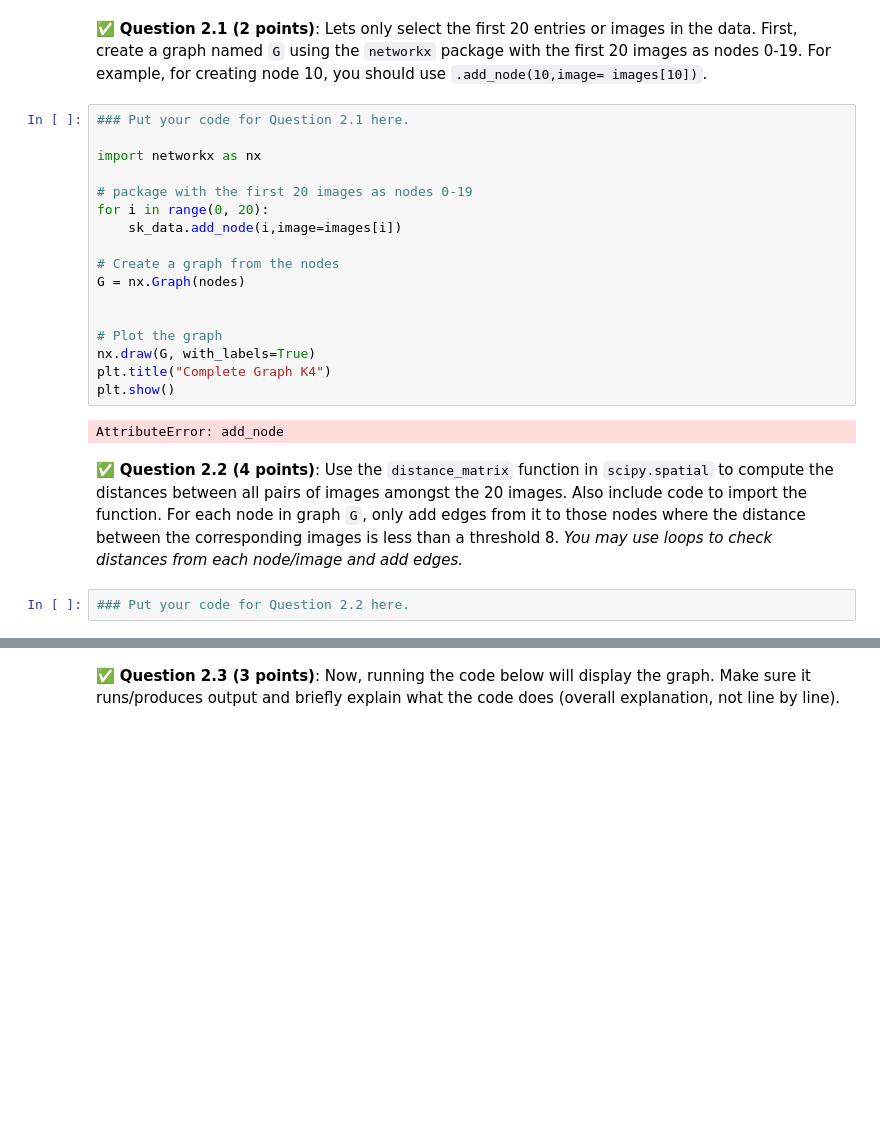
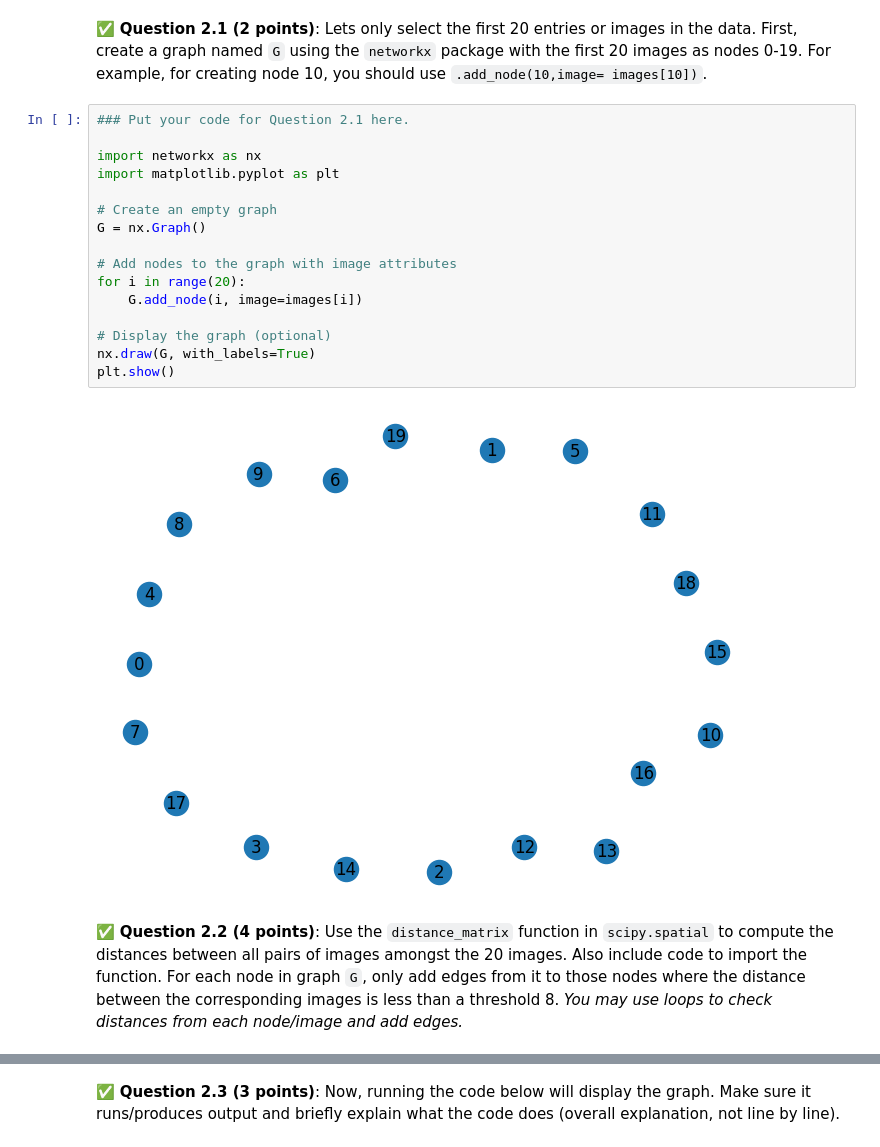
Before and after one commit to Chungminlee08/cmse202-s24-turnin, a Jupyter notebook: final/CMSE202-Final-Section3-STUDENT.ipynb, the cells around one changed output, grey strips where cells are left out. Cells and saved outputs as stored; diff of their text form; blank space fills up the shorter version.

```diff
--- a/final/CMSE202-Final-Section3-STUDENT.ipynb
+++ b/final/CMSE202-Final-Section3-STUDENT.ipynb
@@ -79,24 +80,21 @@ print(images.shape)  #To check the dimensions of "images"
 # %%
 ### Put your code for Question 2.1 here.
 
 import networkx as nx
+import matplotlib.pyplot as plt
 
-# package with the first 20 images as nodes 0-19
-for i in range(0, 20):
-    sk_data.add_node(i,image=images[i])
+# Create an empty graph
+G = nx.Graph()
 
-# Create a graph from the nodes
-G = nx.Graph(nodes)
+# Add nodes to the graph with image attributes
+for i in range(20):
+    G.add_node(i, image=images[i])
 
-
-# Plot the graph
+# Display the graph (optional)
 nx.draw(G, with_labels=True)
-plt.title("Complete Graph K4")
 plt.show()
 # %% [output]
-AttributeError: add_node
+[figure, added]
 # %% [markdown]
 &#9989; **Question 2.2 (4 points)**: Use the `distance_matrix` function in `scipy.spatial` to compute the distances between all pairs of images amongst the 20 images. Also include code to import the function.
 For each node in graph `G`, only add edges from it to those nodes where the distance between the corresponding images is less than a threshold 8. *You may use loops to check distances from each node/image and add edges.*
-# %%
-### Put your code for Question 2.2 here.
```
Also changed, not shown: parts of 45 cells of this notebook.
